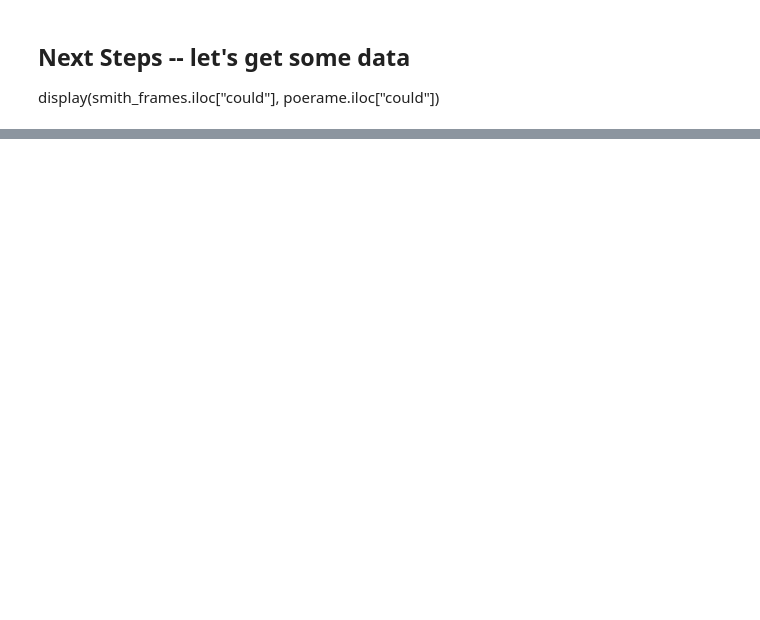
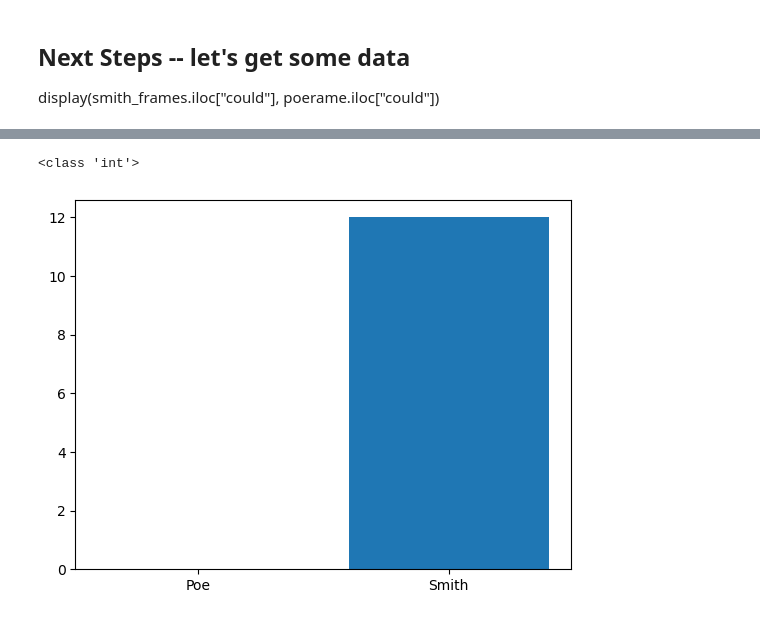
Before and after one commit to sinisterporpoise/BofMDataScienceProject, a Jupyter notebook: bofm.ipynb, the cells around one changed output, grey strips where cells are left out. Drawn from its saved outputs; the diff is of its cells as text; code cells hidden in the pictures; blank space fills up the shorter version.

```diff
--- a/bofm.ipynb
+++ b/bofm.ipynb
@@ -221,0 +348,27 @@ combined_frame.head(10)
+# %%
+k = 9
+counts = {"Poe": 0, "Smith": 0}
+Poe_Count = 0
+Smith_Count = 0
+# In this item, we are "voting" to see if the Book of Mormon book we're analyzing was more than likely written
+# by Edgar Allan Poe or Joseph Smith. We did this in the last example sorting the values returned. We're now
+# going through the top of the list, and counting an odd number -- our k value, to see if we have more votes for
+# Poe or for Smith.  When this is done, we than are going to use our dictionary to see how many times smith
+# or Poewins this poll.
+
+for i in range(k):
+    print (neighbors[i])
+    if (neighbors[i][4] == "Author 1"):
+
+        Poe_Count += 1
+    else:
+        Smith_Count +=1
+
+print(Poe_Count, Smith_Count)
+
+if (Poe_Count > Smith_Count):
+    counts["Poe"] += 1
+else:
+    counts["Smith"] += 1
+
+print(counts)
@@ -221,0 +387,12 @@ combined_frame.head(10)
+# %%
+bofmbooks = ["3rdNephi", "Alma", "Enos", "Ether", "Helaman", "Jacob", "Jarom", "Mormon", "Moroni", "Mosiah", "Omni"]
+# %%
+#for book in bofmbooks:
+for book in bofmbooks:
+    bofm = pd.read_csv(f"./bofmbooks/{bofmbooks[0]}.csv")
+    combined_frame = combined_frame.merge(bofm, on="Word", how="left")
+    combined_frame.rename(columns={"Frequency":f"{book}"}, inplace=True)
+
+combined_frame.set_index("Word", inplace=True)
+combined_frame = combined_frame.fillna(0)
+combined_frame.head()
@@ -221,0 +509,9 @@ combined_frame.head(10)
+# %%
+x = ["Poe", "Smith"]
+print(type(counts["Poe"]))
+y = [int(counts["Poe"]), int(counts["Smith"])]
+plt.bar(x,y)
+plt.savefig('bofmchart.png')
+# %% [output]
+<class 'int'>
+[figure, added]
```
Also changed, not shown: parts of 12 cells of this notebook.
